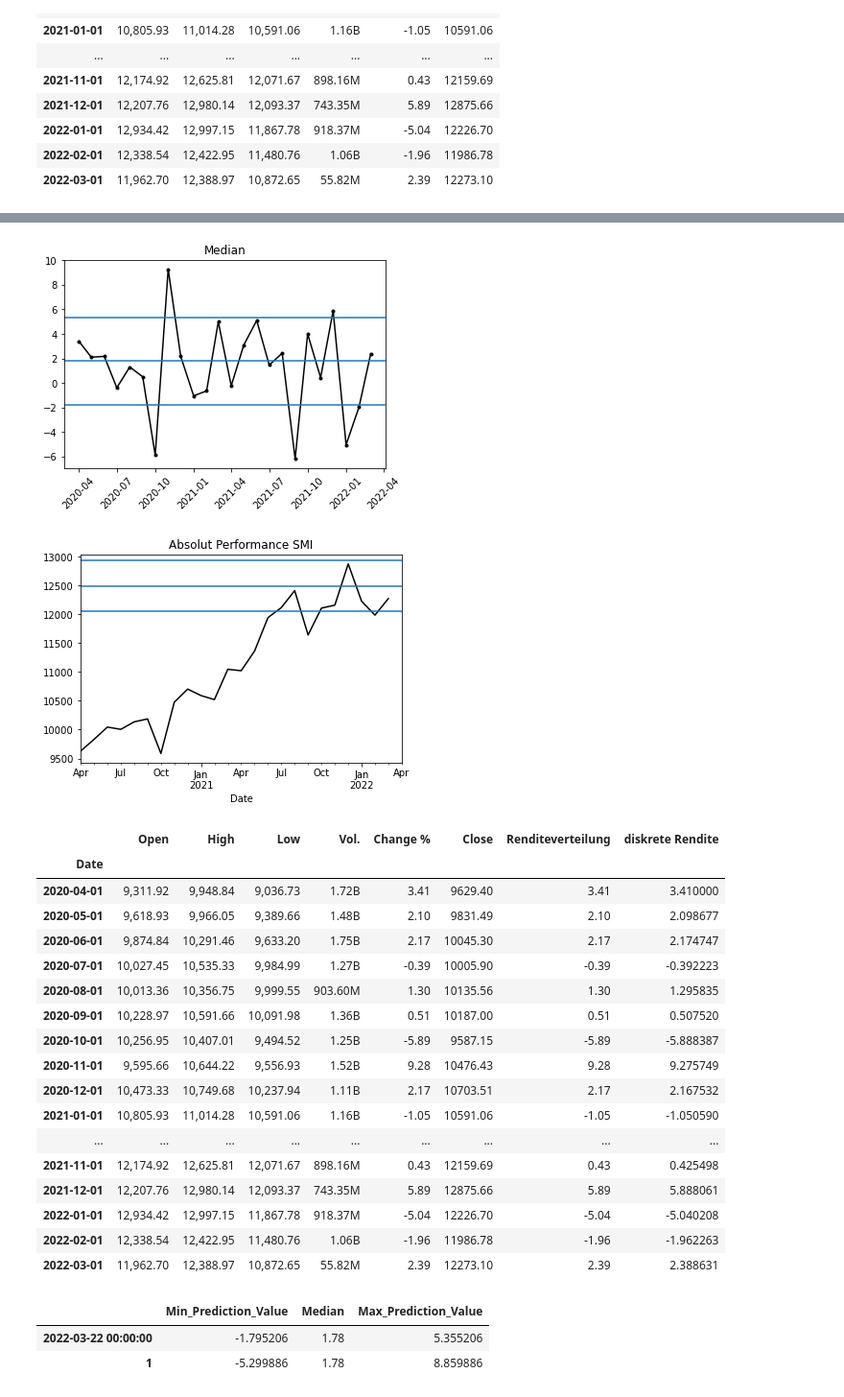
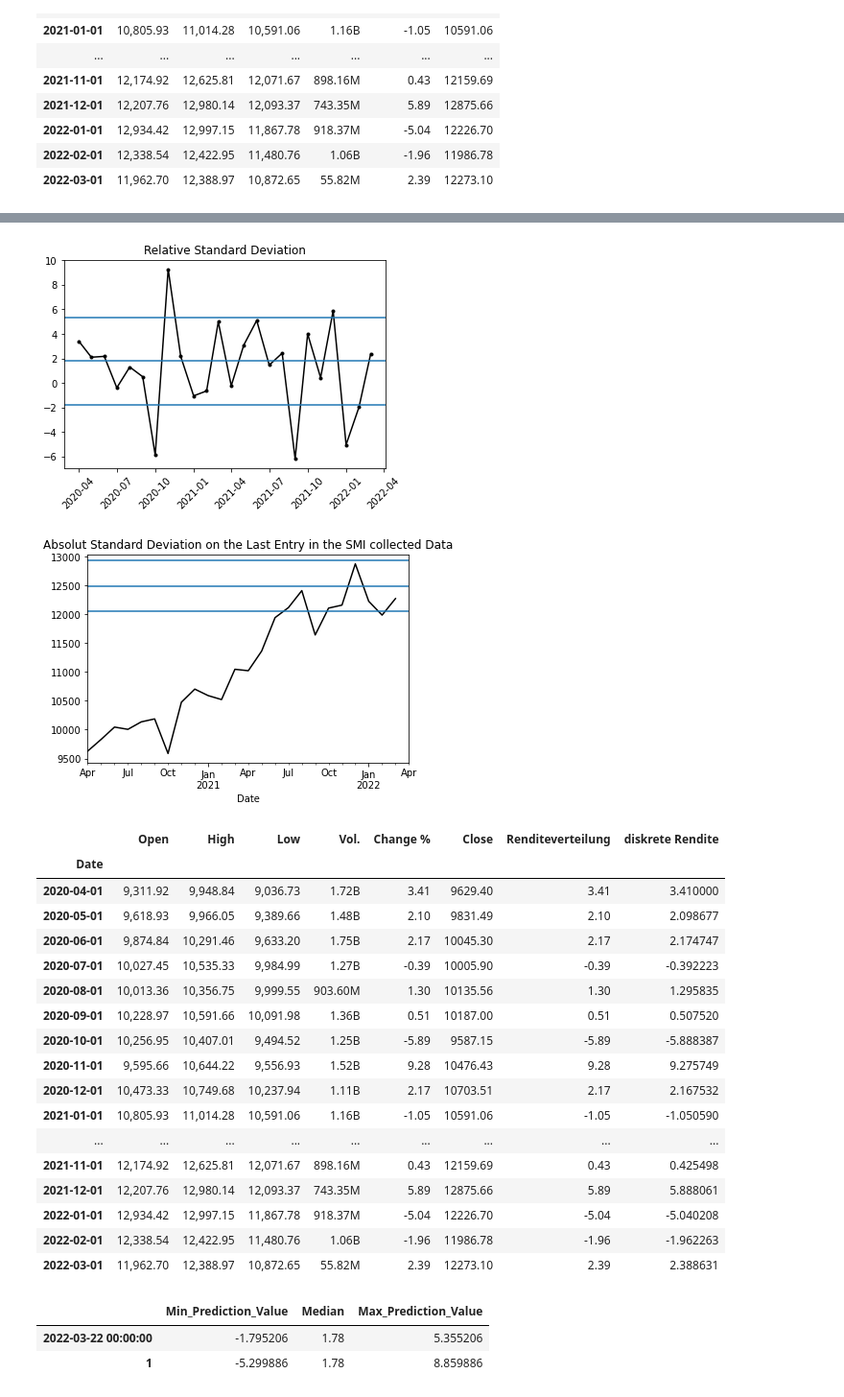
Before and after one commit to TobiasFatzer/STAT_Abgabe, a Jupyter notebook: STAT.ipynb, the cells around one changed output, grey strips where cells are left out. Shown at 96% size. Drawn from its saved outputs; the diff is of its cells as text; code cells hidden in the pictures.

```diff
--- a/STAT.ipynb
+++ b/STAT.ipynb
@@ -82,42 +89,42 @@ df['Min_Prediction_Value'] = dataframe['Renditeverteilung'].median() - statistic
 df['Median'] = dataframe['Renditeverteilung'].median()
 df['Max_Prediction_Value'] = dataframe['Renditeverteilung'].median() + statistics.pstdev(dataframe['Renditeverteilung'])
 # %%
-#Generates Plot chart with Median as line.
+#Generates Plot (Relative Standard Deviation) with Median and Standard Deviation as line.
 plt.figure()
 plt.plot(dataframe.index,dataframe['Renditeverteilung'], '.-', color='black')
 
 #Adds Median as well as the respective standard deviation to the Plot
 plt.axhline(y=dataframe['Renditeverteilung'].median() + statistics.pstdev(dataframe['Renditeverteilung']))
 plt.axhline(y=dataframe['Renditeverteilung'].median())
 plt.axhline(y=dataframe['Renditeverteilung'].median() - statistics.pstdev(dataframe['Renditeverteilung']))
 
-plt.title('Median')
+plt.title('Relative Standard Deviation')
 plt.xticks(rotation=45)
 plt.show()
 
 
-#Graph Calc
+#Generates Plot (Absolut Standard Deviation on the Last Entry in the SMI collected Data) with Median and Standard Deviation as line.
 #Creates a new Entry in the dataframe table so that the graph looks nicer
 dataframe = dataframe.append(pd.Series(name=pd.to_datetime('2022-04-01')))
 
 #Creates Plot and Calculate Median
-dataframe["Close"].plot(title="Absolut Performance SMI", color='black')
+dataframe["Close"].plot(title="Absolut Standard Deviation on the Last Entry in the SMI collected Data", color='black')
 value = dataframe['Close'][len(dataframe['Close'])-2] * (dataframe['Renditeverteilung'].median() / 100 + 1)
 
 #Adds Median as well as the respective standard deviation to the Plot
 plt.axhline(y=value)
 plt.axhline(y=dataframe['Close'][len(dataframe['Close'])-2] * (df['Max_Prediction_Value'][len(df['Max_Prediction_Value'])-2]  / 100 + 1))
 plt.axhline(y=dataframe['Close'][len(dataframe['Close'])-2] * (df['Min_Prediction_Value'][len(df['Min_Prediction_Value'])-2]  / 100 + 1))
 
 plt.show()
 #Deletes the last entry in the dataframe table so that future calculations can still work
 dataframe.drop(dataframe.tail(1).index,inplace=True)
 
 #Displays dataframe as table
 dataframe
 # %% [output]
-[figure, old version]
+[figure, new version]
-[figure, old version]
+[figure, new version]
 |  | Open | High | Low | Vol. | Change % | Close | Renditeverteilung | diskrete Rendite |
 | Date |  |  |  |  |  |  |  |  |
 | 2020-04-01 | 9,311.92 | 9,948.84 | 9,036.73 | 1.72B | 3.41 | 9629.40 | 3.41 | 3.410000 |
```
Also changed, not shown: parts of 1 cell of this notebook.
